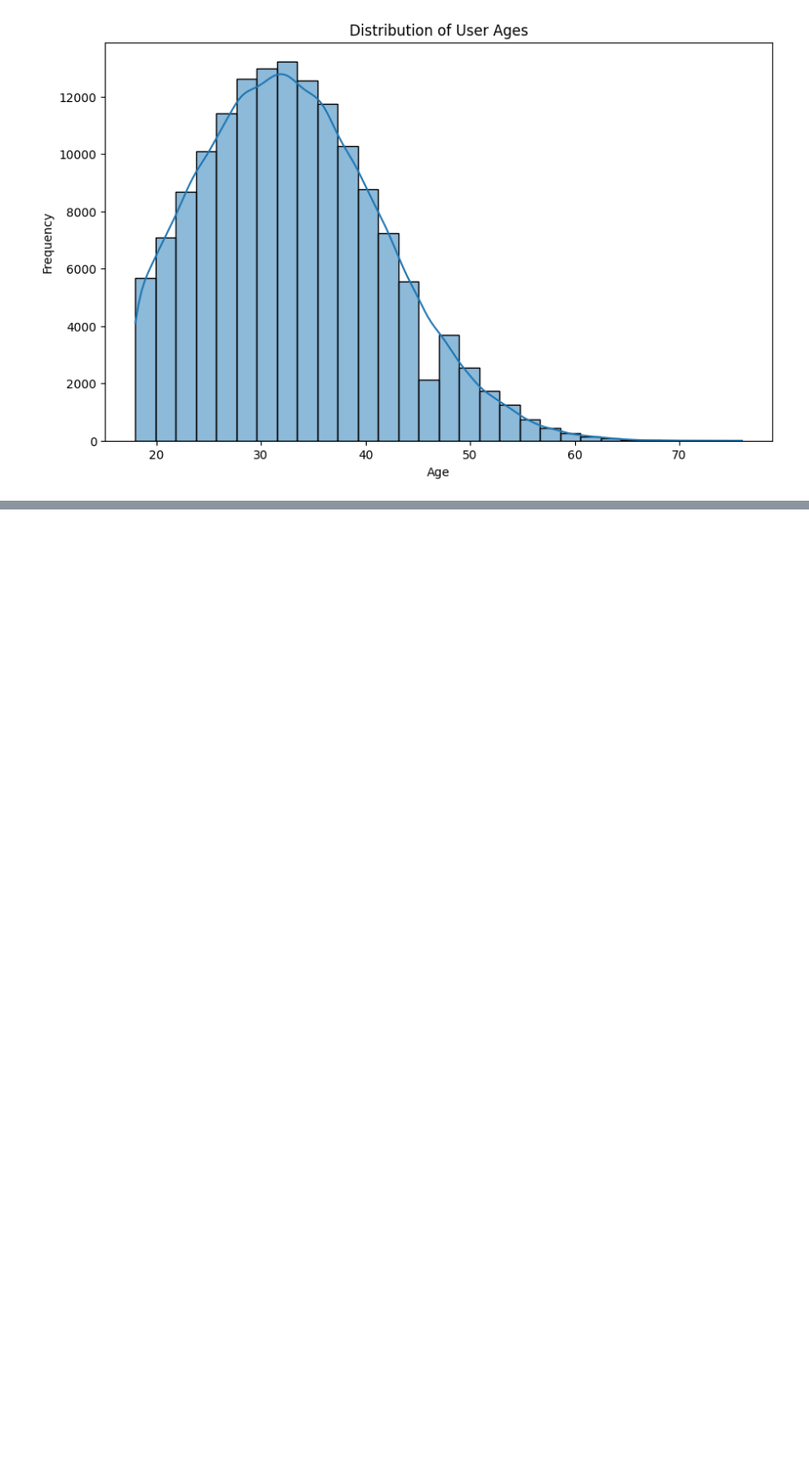
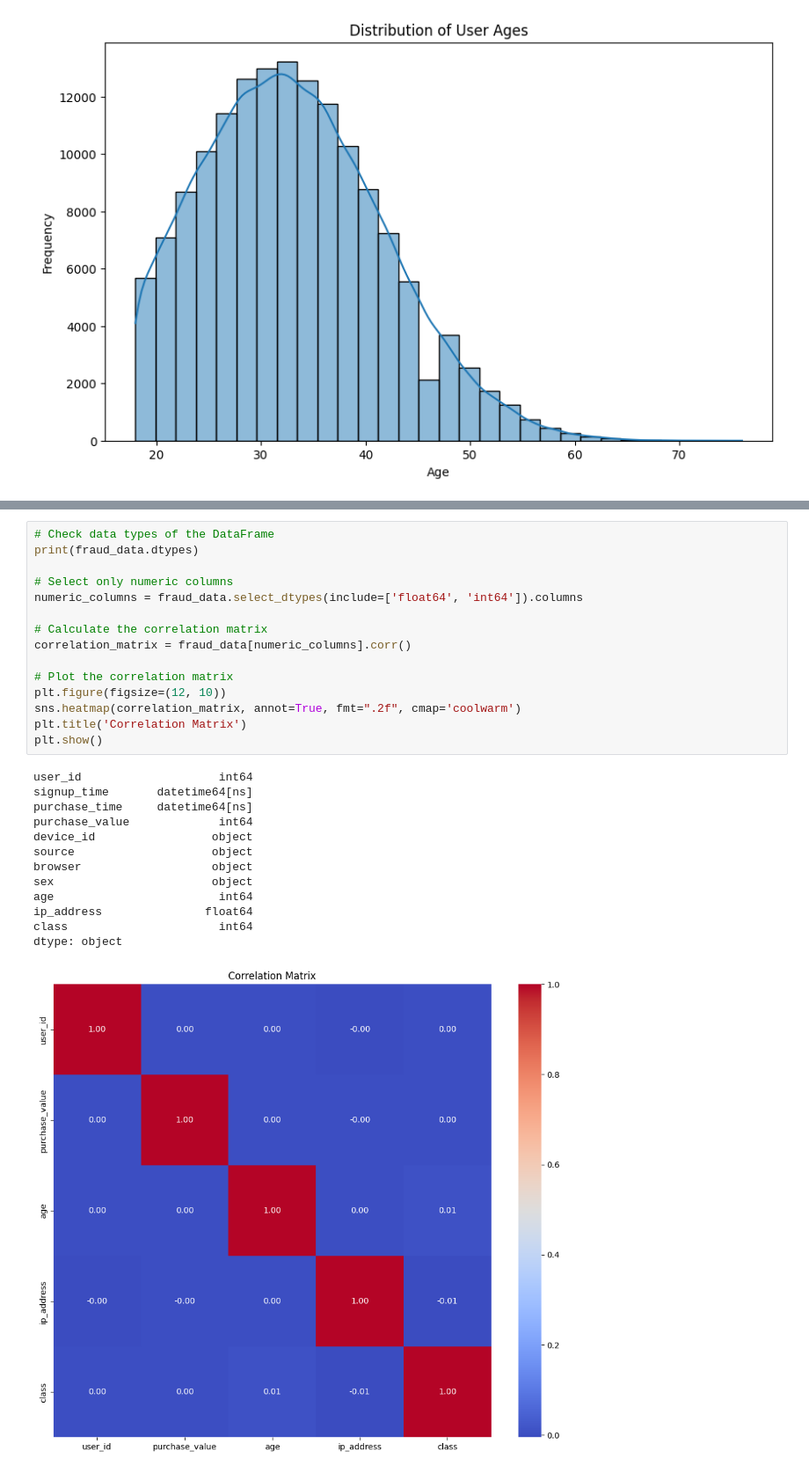
Before and after one commit to medhanittes/Adey_Innovations, a Jupyter notebook: notebook/data_processing.ipynb, the cells around one changed output, grey strips where cells are left out. Shown at 88% size. Drawn from its saved outputs; the diff is of its cells as text; blank space fills up the shorter version.

```diff
--- a/notebook/data_processing.ipynb
+++ b/notebook/data_processing.ipynb
@@ -92,0 +106,29 @@ plt.show()
+# %%
+# Check data types of the DataFrame
+print(fraud_data.dtypes)
+
+# Select only numeric columns
+numeric_columns = fraud_data.select_dtypes(include=['float64', 'int64']).columns
+
+# Calculate the correlation matrix
+correlation_matrix = fraud_data[numeric_columns].corr()
+
+# Plot the correlation matrix
+plt.figure(figsize=(12, 10))
+sns.heatmap(correlation_matrix, annot=True, fmt=".2f", cmap='coolwarm')
+plt.title('Correlation Matrix')
+plt.show()
+# %% [output]
+user_id                    int64
+signup_time       datetime64[ns]
+purchase_time     datetime64[ns]
+purchase_value             int64
+device_id                 object
+source                    object
+browser                   object
+sex                       object
+age                        int64
+ip_address               float64
+class                      int64
+dtype: object
+[figure, added]
```
Also changed, not shown: parts of 2 cells of this notebook.
